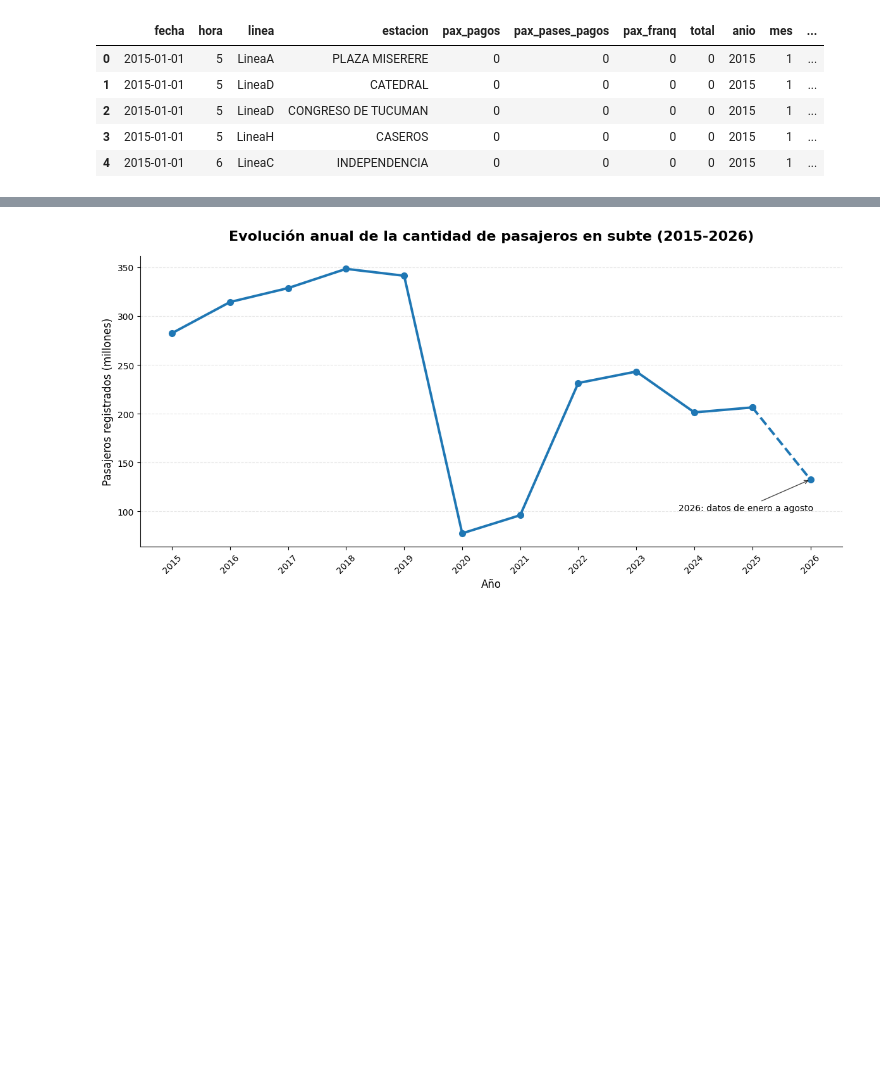
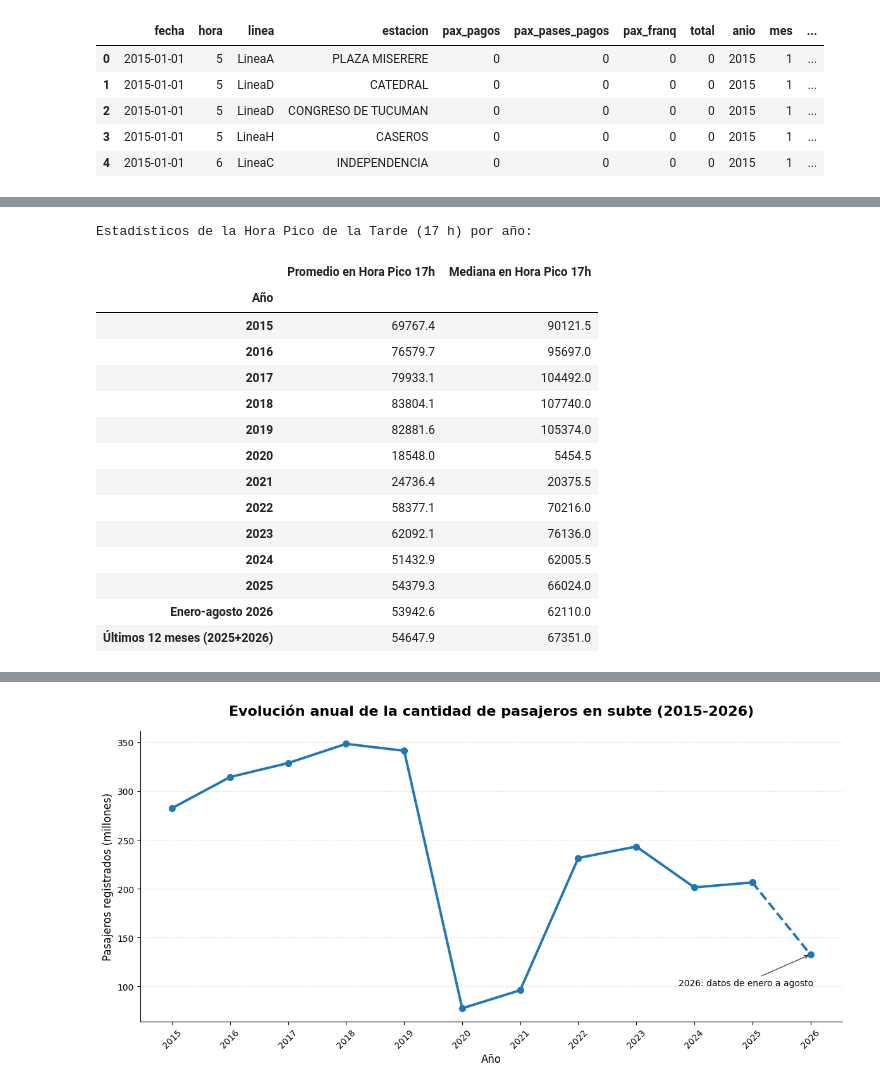
Before and after one commit to julia-iza/Trabajo-Practico-Laboratorio, a Jupyter notebook: analisis_subte.ipynb, the cells around one changed output, grey strips where cells are left out. Drawn from its saved outputs; the diff is of its cells as text; code cells hidden in the pictures; blank space fills up the shorter version.

```diff
--- a/analisis_subte.ipynb
+++ b/analisis_subte.ipynb
@@ -208,0 +302,79 @@ Primeras filas:
+# %%
+import pandas as pd
+
+# Filtramos las líneas principales (A-H)
+lineas = ["LineaA", "LineaB", "LineaC", "LineaD", "LineaE", "LineaH"]
+df_sub = df[df["linea"].isin(lineas)].copy()
+
+# Filtramos por el horario pico de la tarde (17 h)
+df_pico_tarde = df_sub[df_sub["hora"] == 17].copy()
+
+# --- 1) Tabla de Estadísticos Históricos (Años Individuales) ---
+# Agrupamos por año y fecha para obtener el total diario a las 17 h
+pasajeros_pico_dia = (
+    df_pico_tarde.groupby(["anio", "fecha"])[["total"]].sum().reset_index()
+)
+
+# Calculamos el promedio y la mediana diaria para las 17 h por año
+resumen_pico_tarde = pasajeros_pico_dia.groupby("anio")["total"].agg(["mean", "median"]
+)
+resumen_pico_tarde.columns = ["Promedio en Hora Pico 17h", "Mediana en Hora Pico 17h"]
+resumen_pico_tarde.index.name = "Año"
+
+# Renombramos el índice 2026 para que se muestre como 'Enero-agosto 2026'
+resumen_pico_tarde = resumen_pico_tarde.rename(index={2026: "Enero-agosto 2026"})
+
+# --- 2) Cálculo de los Estadísticos de los Últimos 12 Meses Reales (Sep 2025 - Ago 2026) ---
+condicion_u12 = (
+    ((df_pico_tarde["anio"] == 2026) & (df_pico_tarde["mes"] <= 8)) |
+    ((df_pico_tarde["anio"] == 2025) & (df_pico_tarde["mes"] >= 9))
+)
+df_pico_u12 = df_pico_tarde[condicion_u12].copy()
+
+# Agrupamos por fecha para obtener los estadísticos de este bloque de 12 meses móviles
+pasajeros_pico_u12 = df_pico_u12.groupby("fecha")[["total"]].sum().reset_index()
+prom_u12_pico = pasajeros_pico_u12["total"].mean()
+med_u12_pico = pasajeros_pico_u12["total"].median()
+
+# --- 3) Agregar la fila final a la tabla explicativa ---
+tabla_final_pico = resumen_pico_tarde.copy()
+tabla_final_pico.loc["Últimos 12 meses (2025+2026)"] = [prom_u12_pico, med_u12_pico]
+
+print("Estadísticos de la Hora Pico de la Tarde (17 h) por año:")
+display(tabla_final_pico.round(1))
+
+# Valores de referencia de 2019
+prom_19_pico = resumen_pico_tarde.loc[2019, "Promedio en Hora Pico 17h"]
+med_19_pico = resumen_pico_tarde.loc[2019, "Mediana en Hora Pico 17h"]
+
+# Variaciones porcentuales
+var_prom_pico = ((prom_u12_pico / prom_19_pico) - 1) * 100
+var_med_pico = ((med_u12_pico / med_19_pico) - 1) * 100
+
+print(
+    f"\nVariación del promedio en hora pico de la tarde (Últimos 12 meses vs. 2019): {var_prom_pico:.1f}%"
+)
+print(
+    f"Variación de la mediana en hora pico de la tarde (Últimos 12 meses vs. 2019): {var_med_pico:.1f}%"
+)
+print(
+    "\nNota: Las variaciones porcentuales se calcularon utilizando la ventana real de los últimos 12 meses "
+    "disponibles (septiembre 2025 a agosto 2026) en comparación con el año completo 2019 para mantener la consistencia metodológica."
+)
+# %% [output]
+Estadísticos de la Hora Pico de la Tarde (17 h) por año:
+|  | Promedio en Hora Pico 17h | Mediana en Hora Pico 17h |
+| Año |  |  |
+| 2015 | 69767.4 | 90121.5 |
+| 2016 | 76579.7 | 95697.0 |
+| 2017 | 79933.1 | 104492.0 |
+| 2018 | 83804.1 | 107740.0 |
+| 2019 | 82881.6 | 105374.0 |
+| 2020 | 18548.0 | 5454.5 |
+| 2021 | 24736.4 | 20375.5 |
+| 2022 | 58377.1 | 70216.0 |
+| 2023 | 62092.1 | 76136.0 |
+| 2024 | 51432.9 | 62005.5 |
+| 2025 | 54379.3 | 66024.0 |
+| Enero-agosto 2026 | 53942.6 | 62110.0 |
+| Últimos 12 meses (2025+2026) | 54647.9 | 67351.0 |
```
Also changed, not shown: parts of 51 cells of this notebook.
